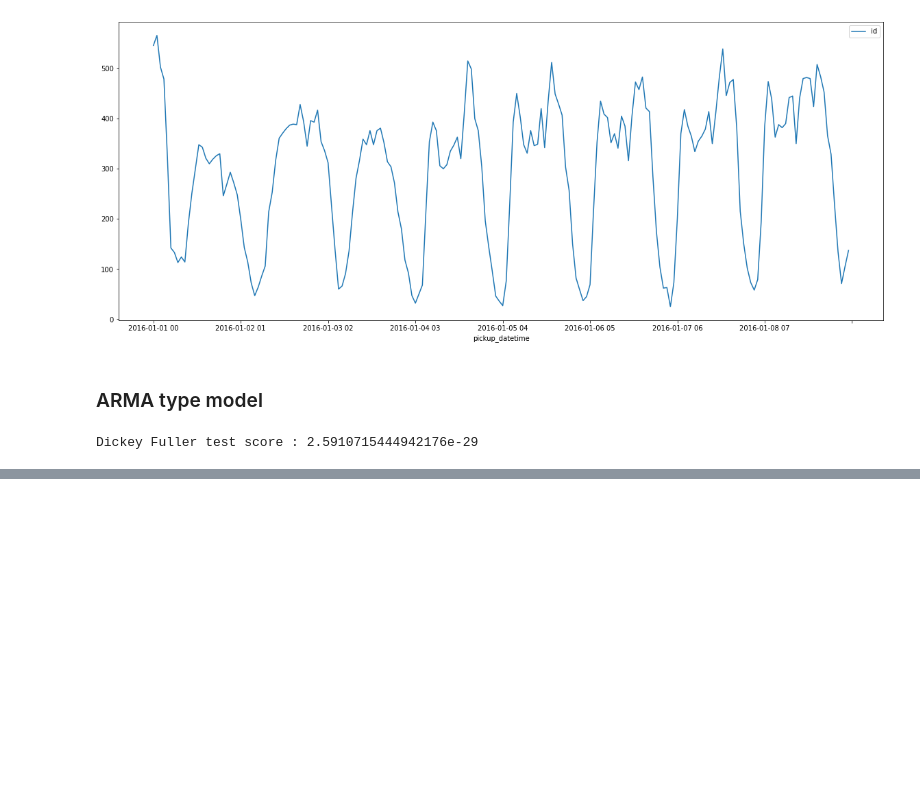
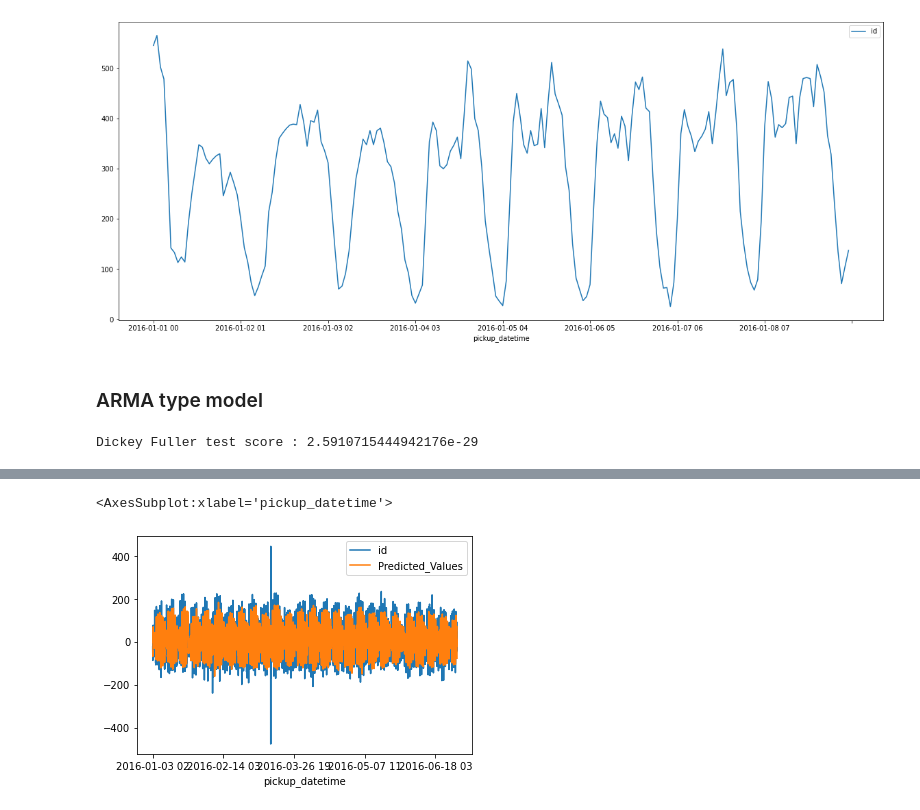
Before and after one commit to Bourbaki00/TaxiDemand, a Jupyter notebook: Presentation.ipynb, the cells around one changed output, grey strips where cells are left out. Saved outputs shown, nothing was run; the diff lists cells and outputs as text; code cells hidden in the pictures; blank space fills up the shorter version.

```diff
--- a/Presentation.ipynb
+++ b/Presentation.ipynb
@@ -282,0 +179,7 @@ Name: id, Length: 4355, dtype: float64
+# %%
+df_c.Predicted_Values += res_c.Predicted_Values
+# %%
+df_c[['id','Predicted_Values']].plot()
+# %% [output]
+<AxesSubplot:xlabel='pickup_datetime'>
+[figure, added]
```
Also changed, not shown: parts of 24 cells of this notebook, 1 other file.
